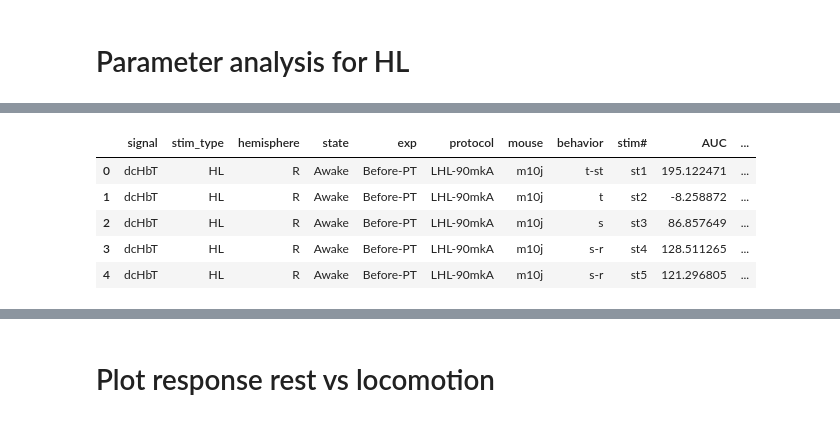
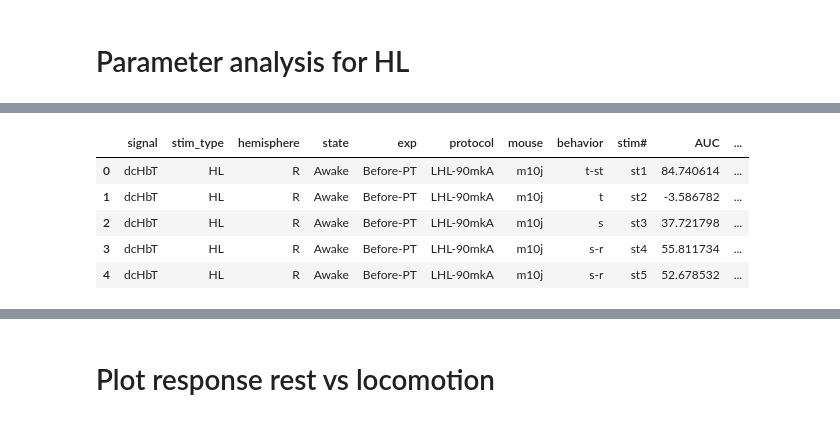
Before and after one commit to natalia1896/WIFIOPIA, a Jupyter notebook: notebooks/Step5_ResponseAnalysis.ipynb, the cells around one changed output, grey strips where cells are left out. Cells and saved outputs as stored; diff of their text form; code cells hidden in the pictures.

```diff
--- a/notebooks/Step5_ResponseAnalysis.ipynb
+++ b/notebooks/Step5_ResponseAnalysis.ipynb
@@ -1479,28 +1479,28 @@ summary_ca.head()
 # %%
 summary_hbt = summarize_stim_df(
     df=hbt_df,
     df2=hbt_df,
     stim_window=(1,12),
     baseline_window=(0,1),
     smoothing='savgol',
     smoothing_params={'window_length':40,'polyorder':3},
     multiplier=1e6,
     multiplier2=1e6,
     detrend=True,
     detrend_s=1e6,
     baseline_frames=20,
     detrend_time=15,
-    detrend_threshold=-10
+    detrend_threshold=-10/2.303
 )
 
 summary_hbt.head()
 # %% [output]
 |  | signal | stim_type | hemisphere | state | exp | protocol | mouse | behavior | stim# | AUC | ... |
-| 0 | dcHbT | HL | R | Awake | Before-PT | LHL-90mkA | m10j | t-st | st1 | 195.122471 | ... |
-| 1 | dcHbT | HL | R | Awake | Before-PT | LHL-90mkA | m10j | t | st2 | -8.258872 | ... |
-| 2 | dcHbT | HL | R | Awake | Before-PT | LHL-90mkA | m10j | s | st3 | 86.857649 | ... |
-| 3 | dcHbT | HL | R | Awake | Before-PT | LHL-90mkA | m10j | s-r | st4 | 128.511265 | ... |
-| 4 | dcHbT | HL | R | Awake | Before-PT | LHL-90mkA | m10j | s-r | st5 | 121.296805 | ... |
+| 0 | dcHbT | HL | R | Awake | Before-PT | LHL-90mkA | m10j | t-st | st1 | 84.740614 | ... |
+| 1 | dcHbT | HL | R | Awake | Before-PT | LHL-90mkA | m10j | t | st2 | -3.586782 | ... |
+| 2 | dcHbT | HL | R | Awake | Before-PT | LHL-90mkA | m10j | s | st3 | 37.721798 | ... |
+| 3 | dcHbT | HL | R | Awake | Before-PT | LHL-90mkA | m10j | s-r | st4 | 55.811734 | ... |
+| 4 | dcHbT | HL | R | Awake | Before-PT | LHL-90mkA | m10j | s-r | st5 | 52.678532 | ... |
 # %%
 stats_table_ca = descriptive_stats_table(summary_ca, metrics=['AUC', 'Max_Response'])
 stats_table_ca
```
Also changed, not shown: parts of 12 cells of this notebook, 16 other files.
